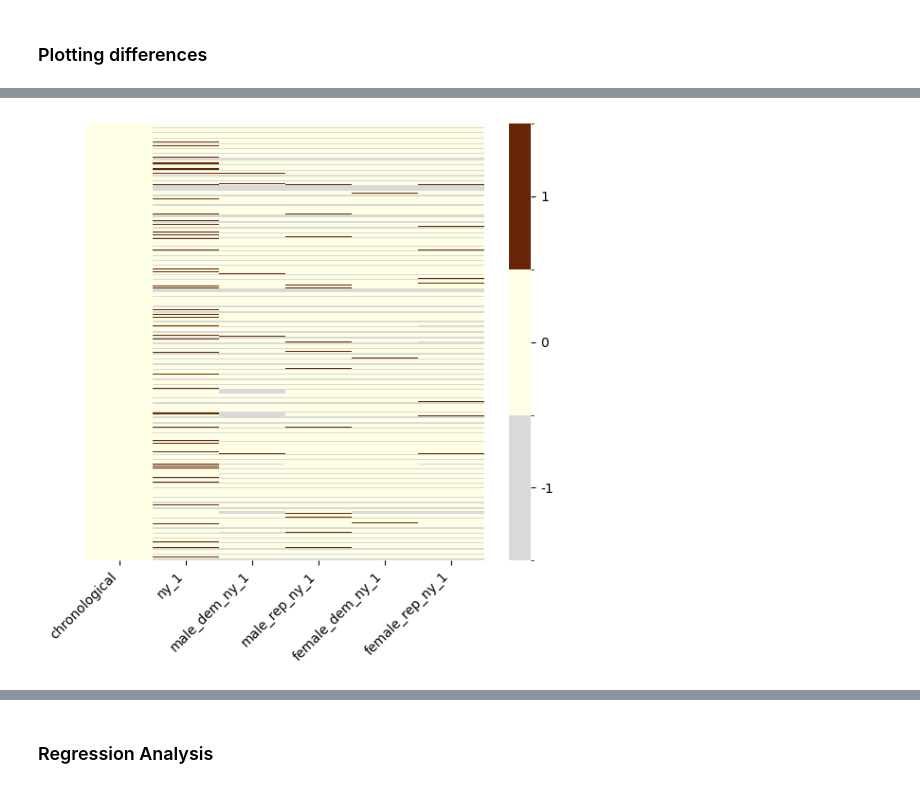
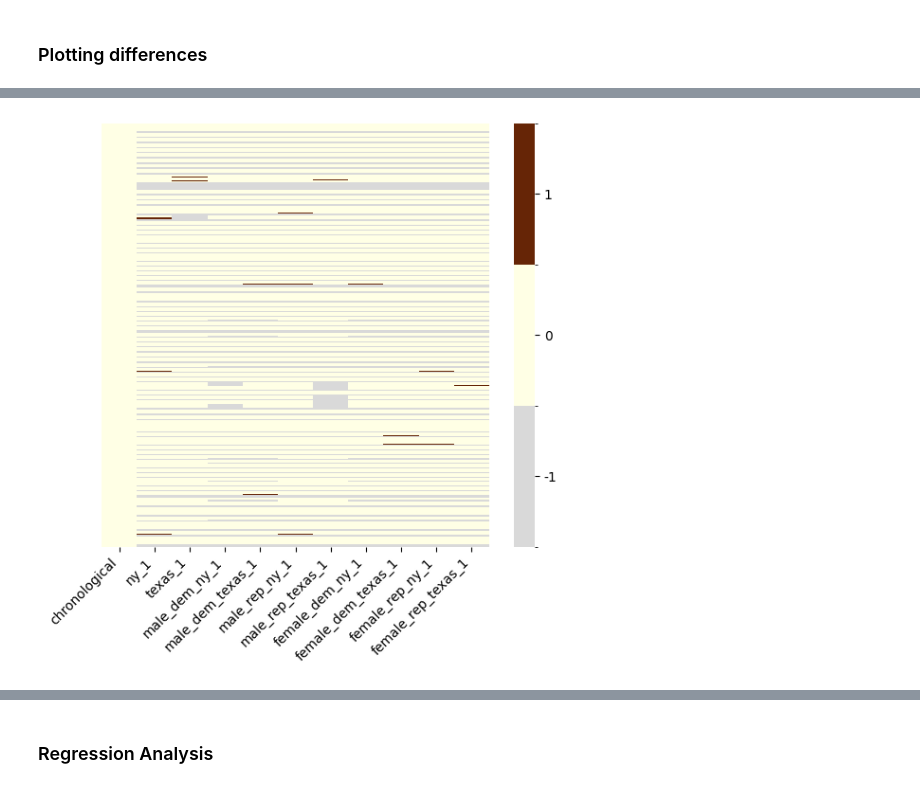
Before and after one commit to nbrahmani/insta-comments, a Jupyter notebook: analyse_exp_081225.ipynb, the cells around one changed output, grey strips where cells are left out. Saved outputs shown, nothing was run; the diff lists cells and outputs as text; code cells hidden in the pictures.

```diff
--- a/analyse_exp_081225.ipynb
+++ b/analyse_exp_081225.ipynb
@@ -175,17 +175,17 @@ all_urls = {
     'breitbart': breitbart_urls
 }
 # %%
-# all_crawls = ['ny_1', 'texas_1',
-#               'male_dem_ny_1', 'male_dem_texas_1',
-#               'male_rep_ny_1', 'male_rep_texas_1',
-#               'female_dem_ny_1', 'female_dem_texas_1',
-#               'female_rep_ny_1', 'female_rep_texas_1']
+all_crawls = ['ny_1', 'texas_1',
+              'male_dem_ny_1', 'male_dem_texas_1',
+              'male_rep_ny_1', 'male_rep_texas_1',
+              'female_dem_ny_1', 'female_dem_texas_1',
+              'female_rep_ny_1', 'female_rep_texas_1']
 
-all_crawls = ['ny_1',
-              'male_dem_ny_1',
-              'male_rep_ny_1',
-              'female_dem_ny_1',
-              'female_rep_ny_1']
+# all_crawls = ['ny_1',
+#               'male_dem_ny_1',
+#               'male_rep_ny_1',
+#               'female_dem_ny_1',
+#               'female_rep_ny_1']
 
 file_path = '/Users/brahmaninutakki/saarland/insta-comments/saved_data/new'
 # %% [markdown]
@@ -370,28 +380,28 @@ plt.show()
 # %%
+col1 = 'chronological_comment'
+col2 = 'ny_1_comment'
+col3 = 'texas_1_comment'
+col4 = 'male_dem_ny_1_comment'
+col5 = 'male_dem_texas_1_comment'
+col6 = 'male_rep_ny_1_comment'
+col7 = 'male_rep_texas_1_comment'
+col8 = 'female_dem_ny_1_comment'
+col9 = 'female_dem_texas_1_comment'
+col10 = 'female_rep_ny_1_comment'
+col11 = 'female_rep_texas_1_comment'
+
+cols = [col1, col2, col3, col4, col5,
+        col6, col7, col8, col9, col10, col11]
+
 # col1 = 'chronological_comment'
 # col2 = 'ny_1_comment'
-# col3 = 'texas_1_comment'
-# col4 = 'male_dem_ny_1_comment'
-# col5 = 'male_dem_texas_1_comment'
-# col6 = 'male_rep_ny_1_comment'
-# col7 = 'male_rep_texas_1_comment'
-# col8 = 'female_dem_ny_1_comment'
-# col9 = 'female_dem_texas_1_comment'
-# col10 = 'female_rep_ny_1_comment'
-# col11 = 'female_rep_texas_1_comment'
+# col3 = 'male_dem_ny_1_comment'
+# col4 = 'male_rep_ny_1_comment'
+# col5 = 'female_dem_ny_1_comment'
+# col6 = 'female_rep_ny_1_comment'
 
 # cols = [col1, col2, col3, col4, col5,
-#         col6, col7, col8, col9, col10, col11]
-
-col1 = 'chronological_comment'
-col2 = 'ny_1_comment'
-col3 = 'male_dem_ny_1_comment'
-col4 = 'male_rep_ny_1_comment'
-col5 = 'female_dem_ny_1_comment'
-col6 = 'female_rep_ny_1_comment'
-
-cols = [col1, col2, col3, col4, col5,
-        col6]
+#         col6]
 
 
 codes = []
@@ -416,16 +426,16 @@ for idx, x in zip(merged_df.index, zip(*(merged_df[c] for c in cols))):
                 remove_col = col5
             elif i == 5:
                 remove_col = col6
-            # elif i == 6:
-            #     remove_col = col7
-            # elif i == 7:
-            #     remove_col = col8
-            # elif i == 8:
-            #     remove_col = col9
-            # elif i == 9:
-            #     remove_col = col10
-            # elif i == 10:
-            #     remove_col = col11
+            elif i == 6:
+                remove_col = col7
+            elif i == 7:
+                remove_col = col8
+            elif i == 8:
+                remove_col = col9
+            elif i == 9:
+                remove_col = col10
+            elif i == 10:
+                remove_col = col11
 
             for c in cols:
                 if c == remove_col:
@@ -462,34 +472,34 @@ sns.heatmap(
     codes,
     annot=False,
     cmap=cmap,
     norm=norm,
     vmin=-1,
     vmax=max_code,
     cbar=True,
     linewidths=0,
     yticklabels=False,
     xticklabels=[c.replace('_comment', '') for c in cols],
     ax=ax
 )
 
 ax.set_xticklabels(ax.get_xticklabels(), rotation=45, ha='right')
 cbar = ax.collections[0].colorbar
 cbar.set_ticks([-1, 0, 1])
 cbar.set_ticklabels([
     "-1",
     "0",
     "1",
 ])
 
 # optional: add dotted separators for groups (your urlid trick)
 # indices = merged_df["urlid"].drop_duplicates().index
 # for y in indices:
 #     ax.hlines(y, *ax.get_xlim(), linestyles="dotted", linewidth=1, color="black")
 
 plt.tight_layout()
 plt.show()
 # %% [output]
-[figure, old version]
+[figure, new version]
 # %%
 key_cols = ["account", "urlid"]
 
```
Also changed, not shown: parts of 39 cells of this notebook.
